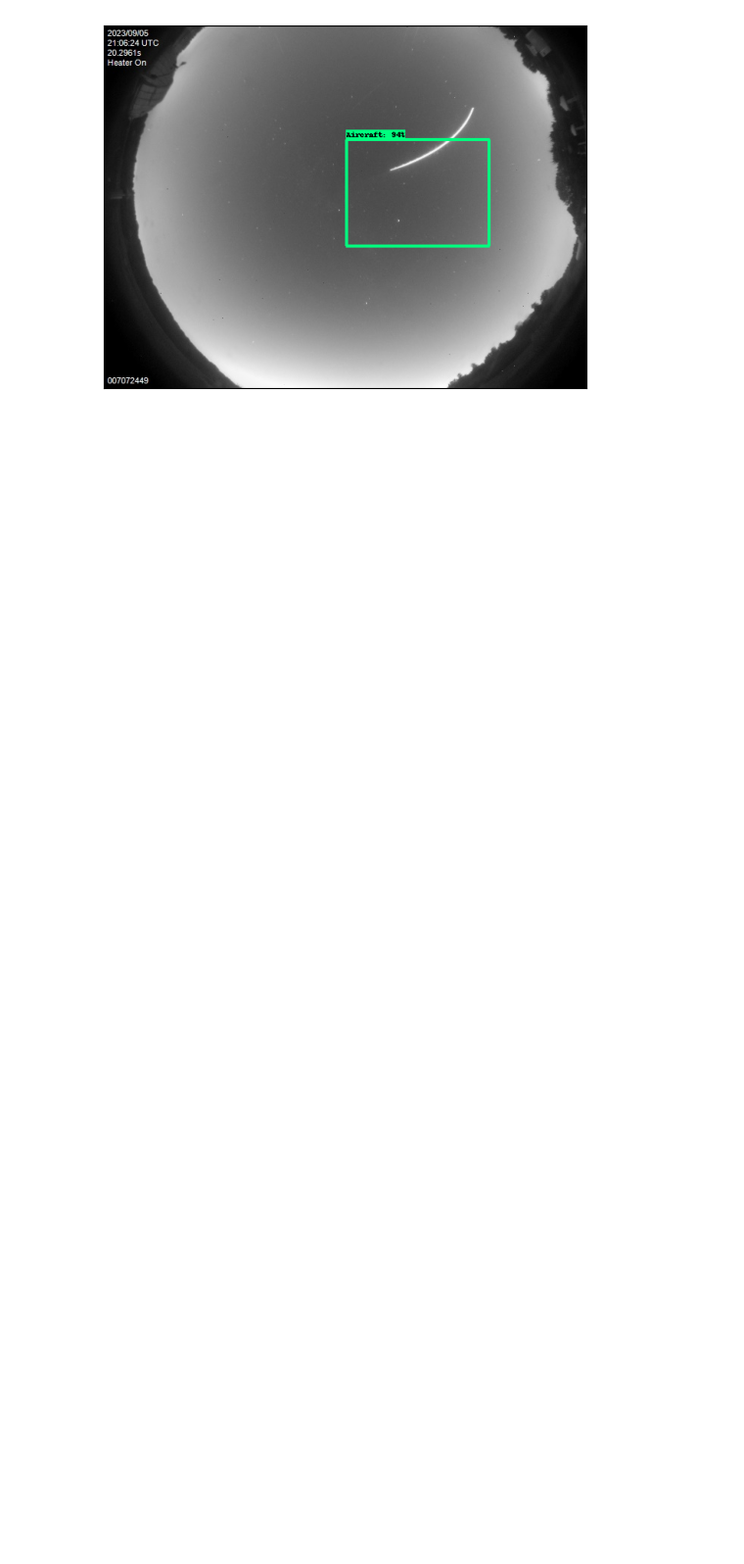
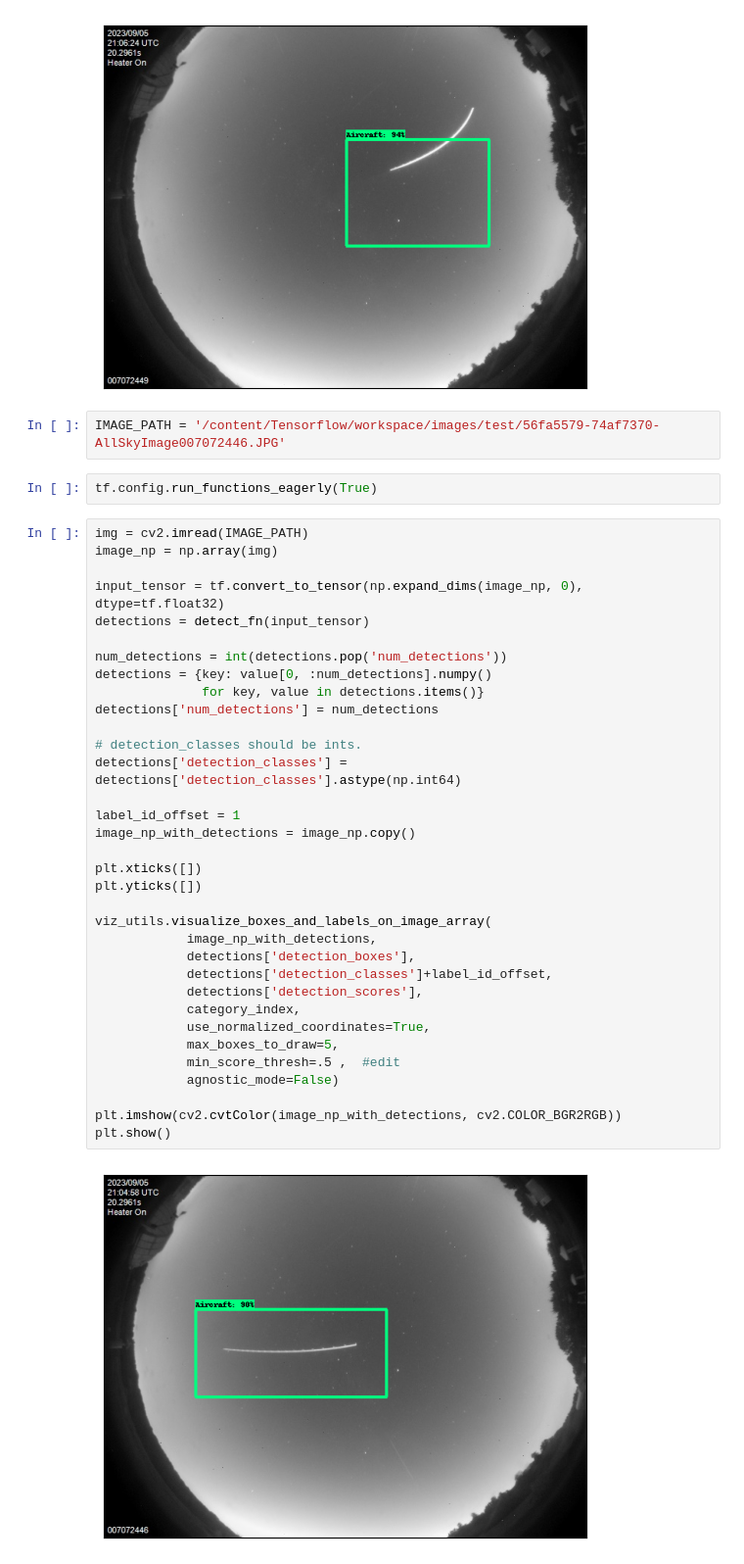
Before and after one commit to IamJk28/aircraftgit, a Jupyter notebook: Aircraft_Model_Training_Detection.ipynb, the cells around one changed output. Shown at 98% size. Cells and saved outputs as stored; diff of their text form; blank space fills up the shorter version.

```diff
--- a/Aircraft_Model_Training_Detection.ipynb
+++ b/Aircraft_Model_Training_Detection.ipynb
@@ -468,3 +468,43 @@ plt.imshow(cv2.cvtColor(image_np_with_detections, cv2.COLOR_BGR2RGB))
 plt.show()
 # %% [output]
 [figure]
+# %%
+IMAGE_PATH = '/content/Tensorflow/workspace/images/test/56fa5579-74af7370-AllSkyImage007072446.JPG'
+# %%
+tf.config.run_functions_eagerly(True)
+# %%
+img = cv2.imread(IMAGE_PATH)
+image_np = np.array(img)
+
+input_tensor = tf.convert_to_tensor(np.expand_dims(image_np, 0), dtype=tf.float32)
+detections = detect_fn(input_tensor)
+
+num_detections = int(detections.pop('num_detections'))
+detections = {key: value[0, :num_detections].numpy()
+              for key, value in detections.items()}
+detections['num_detections'] = num_detections
+
+# detection_classes should be ints.
+detections['detection_classes'] = detections['detection_classes'].astype(np.int64)
+
+label_id_offset = 1
+image_np_with_detections = image_np.copy()
+
+plt.xticks([])
+plt.yticks([])
+
+viz_utils.visualize_boxes_and_labels_on_image_array(
+            image_np_with_detections,
+            detections['detection_boxes'],
+            detections['detection_classes']+label_id_offset,
+            detections['detection_scores'],
+            category_index,
+            use_normalized_coordinates=True,
+            max_boxes_to_draw=5,
+            min_score_thresh=.5 ,  #edit
+            agnostic_mode=False)
+
+plt.imshow(cv2.cvtColor(image_np_with_detections, cv2.COLOR_BGR2RGB))
+plt.show()
+# %% [output]
+[figure, added]
```
